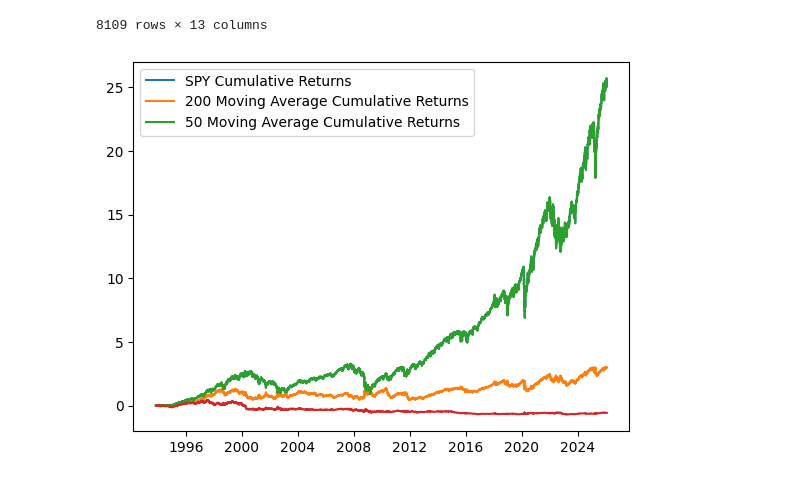
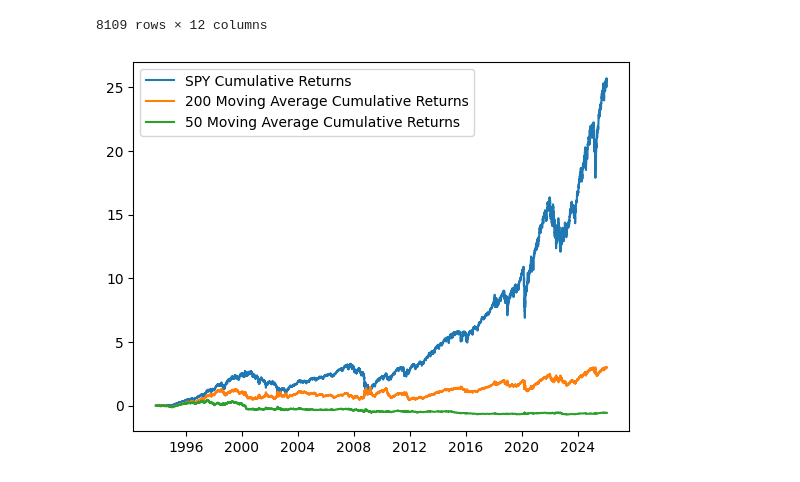
Before and after one commit to schwanzermichael/moving-average-strategy, a Jupyter notebook: MA.ipynb, the cells around one changed output. Saved outputs shown, nothing was run; the diff lists cells and outputs as text; code cells hidden in the pictures.

```diff
--- a/MA.ipynb
+++ b/MA.ipynb
@@ -23,25 +23,24 @@ def get_data():
 
     return df.dropna()
 
-def add_strategy(df):
+def sma200(df):
     df['Strategy200'] = np.where(df['Close'] > df['MA200'], 1, -1)
     df['Strategy200'] = df['Strategy200'].shift(1)
+    return df
 
+def sma50(df):
     df['Strategy50'] = np.where(df['Close'] > df['MA50'], 1, -1)
     df['Strategy50'] = df['Strategy50'].shift(1)
     return df
 
 def test_strategy(df):
-    df['asset_cumulative200'] = np.cumprod(1 + df['Close'].pct_change()) -1
+    df['asset_cumulative'] = np.cumprod(1 + df['Close'].pct_change()) -1
     df['strategy_cumulative200'] = np.cumprod(1 + df['Close'].pct_change() * df['Strategy200']) -1
-
-    df['asset_cumulative50'] = np.cumprod(1 + df['Close'].pct_change()) -1
     df['strategy_cumulative50'] = np.cumprod(1 + df['Close'].pct_change() * df['Strategy50']) -1
 
     # plot the returns
-    plt.plot(df['asset_cumulative200'])
+    plt.plot(df['asset_cumulative'])
     plt.plot(df['strategy_cumulative200'])
-    plt.plot(df['asset_cumulative50'])
     plt.plot(df['strategy_cumulative50'])
 
     plt.legend([f'{TICKER} Cumulative Returns', f'{WINDOW_200} Moving Average Cumulative Returns', f'{WINDOW_50} Moving Average Cumulative Returns'])
@@ -49,7 +48,8 @@ def test_strategy(df):
 
 def main():
     df = get_data()
-    df = add_strategy(df)
+    df = sma200(df)
+    df = sma50(df)
     df = test_strategy(df)
 
     return df
@@ -72,2 +72,2 @@ main()
-8109 rows × 13 columns
+8109 rows × 12 columns
-[figure, old version]
+[figure, new version]
```
Also changed, not shown: parts of 1 cell of this notebook.
